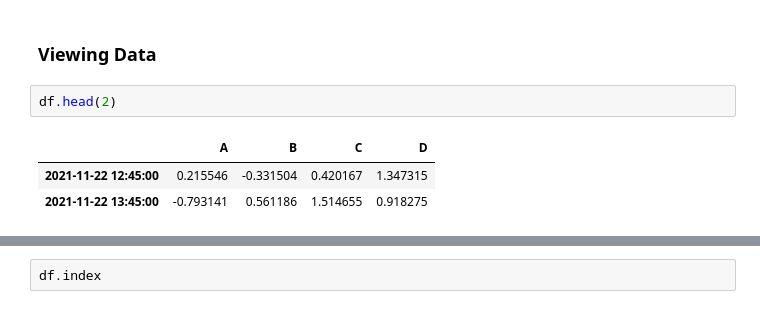
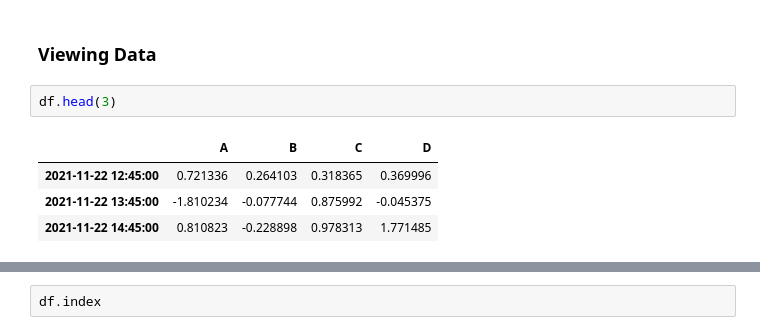
Before and after one commit to PhysicsOfData/LaboratoryOfComputationalPhysics_Y4, a Jupyter notebook: 05_Pandas.ipynb, the cells around one changed output, grey strips where cells are left out. Saved outputs shown, nothing was run; the diff lists cells and outputs as text.

```diff
--- a/05_Pandas.ipynb
+++ b/05_Pandas.ipynb
@@ -256,11 +256,12 @@ df2
 # %% [markdown]
 ### Viewing Data
 # %%
-df.head(2)
+df.head(3)
 # %% [output]
 |  | A | B | C | D |
-| 2021-11-22 12:45:00 | 0.215546 | -0.331504 | 0.420167 | 1.347315 |
-| 2021-11-22 13:45:00 | -0.793141 | 0.561186 | 1.514655 | 0.918275 |
+| 2021-11-22 12:45:00 | 0.721336 | 0.264103 | 0.318365 | 0.369996 |
+| 2021-11-22 13:45:00 | -1.810234 | -0.077744 | 0.875992 | -0.045375 |
+| 2021-11-22 14:45:00 | 0.810823 | -0.228898 | 0.978313 | 1.771485 |
 # %%
 df.tail(4)
 # %% [output]
```
Also changed, not shown: parts of 53 cells of this notebook, 1 other file.
